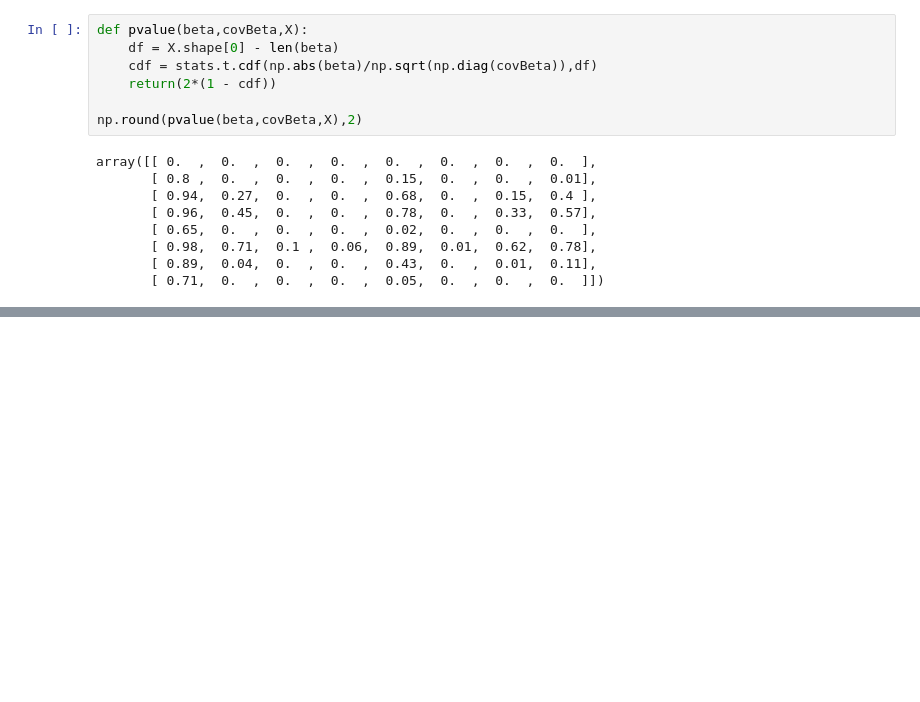
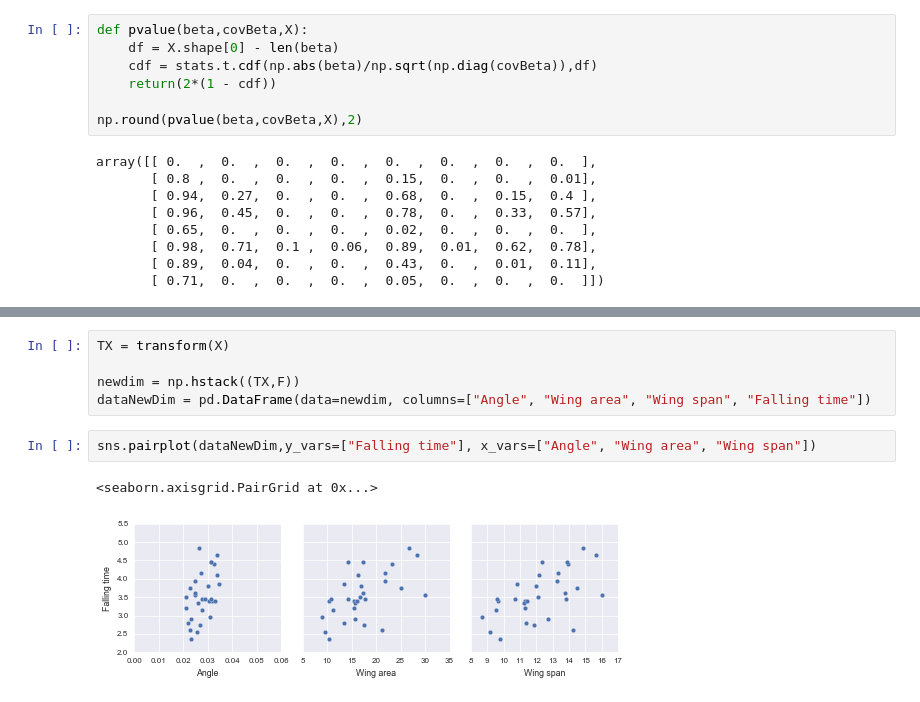
Before and after one commit to ggutierrez/SMFO, a Jupyter notebook: lab1/Lab1LinearRegression.ipynb, the cells around one changed output, grey strips where cells are left out. Saved outputs shown, nothing was run; the diff lists cells and outputs as text; blank space fills up the shorter version.

```diff
--- a/lab1/Lab1LinearRegression.ipynb
+++ b/lab1/Lab1LinearRegression.ipynb
@@ -340,0 +373,10 @@ def armLength(X):
+# %%
+TX = transform(X)
+
+newdim = np.hstack((TX,F))
+dataNewDim = pd.DataFrame(data=newdim, columns=["Angle", "Wing area", "Wing span", "Falling time"])
+# %%
+sns.pairplot(dataNewDim,y_vars=["Falling time"], x_vars=["Angle", "Wing area", "Wing span"])
+# %% [output]
+<seaborn.axisgrid.PairGrid at 0x...>
+[figure, added]
```
Also changed, not shown: parts of 4 cells of this notebook, 1 other file.
